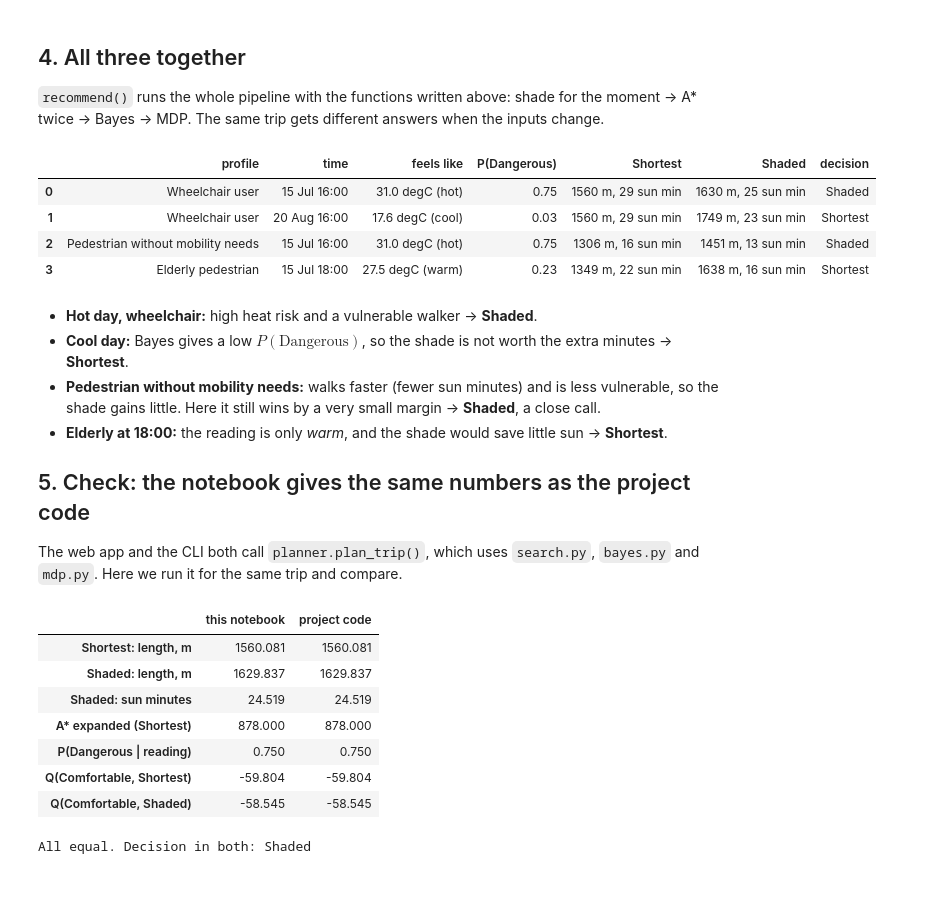
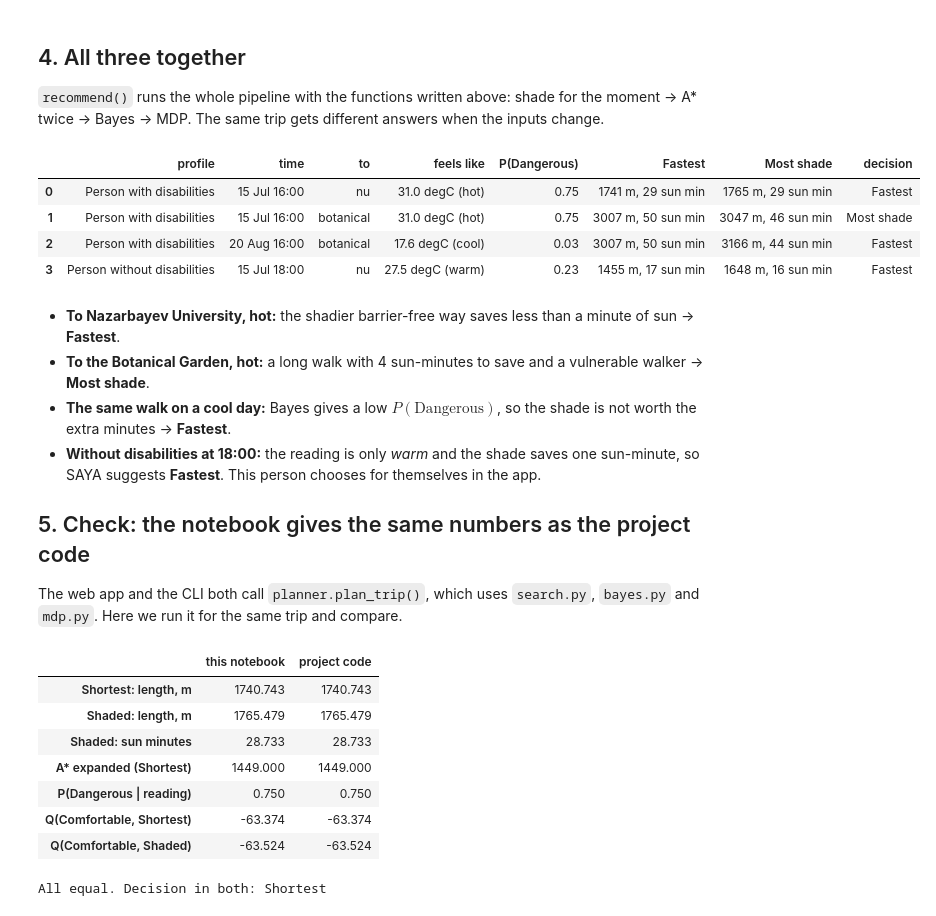
Before and after one commit to Akanov-Kanta/saya, a Jupyter notebook: SAYA_algorithms.ipynb, the cells around one changed output. Drawn from its saved outputs; the diff is of its cells as text; code cells hidden in the pictures; blank space fills up the shorter version.

```diff
--- a/SAYA_algorithms.ipynb
+++ b/SAYA_algorithms.ipynb
@@ -301,10 +307,10 @@ def street(u, v, sun_fraction):
 street("A", "B", 1.0); street("B", "D", 1.0)               # sunny street
 street("A", "C", 0.0); street("C", "D", 0.0)               # shaded street
 
-wheelchair = config.PROFILES["wheelchair"]
+disabled = config.PROFILES["disabled"]
 for w in (0, 3):
     trace = []
-    result = astar(toy, "A", "D", make_edge_cost(toy, wheelchair, w), trace=trace)
+    result = astar(toy, "A", "D", make_edge_cost(toy, disabled, w), trace=trace)
     print(f"w = {w}: path {' -> '.join(result['path'])}, cost {result['cost']:.1f}, expanded {result['expanded']} nodes")
     display(pd.DataFrame(trace))
 # %% [output]
@@ -326,7 +332,7 @@ With $w = 0$ the sunny street costs 200 and wins. With $w = 3$ each sunny metre
 for u, v in (("C", "D"), ("D", "C")):
     toy.edges[u, v, 0]["barrier_type"] = "broken_ramp"
 
-for key in ("wheelchair", "standard"):
+for key in ("disabled", "standard"):
     result = astar(toy, "A", "D", make_edge_cost(toy, config.PROFILES[key], 3))
     print(f"{config.PROFILES[key]['label']:<34} w = 3: {' -> '.join(result['path'])}")
 # %% [output]
@@ -391,15 +408,16 @@ def route_line(edges):
     return xs, ys
 
 fig, ax = plt.subplots(figsize=(8, 8), dpi=80)
-draw_base(ax, WHEN, title="A*: Shortest (red) and Shaded (blue), wheelchair user, 16:00")
+draw_base(ax, WHEN, title="A*: fastest (red) and most shade (blue) barrier-free routes, 16:00")
 area.edges.plot(ax=ax, color="#9aa0a6", linewidth=0.4)
+ax.plot(*route_line(direct["edges"]), color="#555", linestyle=":", linewidth=2.5, label="direct way, without disabilities")
 for action, colour, style in (("Shortest", "#d1495b", "-"), ("Shaded", "#1f6fb2", "--")):
     ax.plot(*route_line(results[action]["edges"]), color=colour, linestyle=style, linewidth=3.5,
-            label=f"{action}: {routes[action]['length_m']:.0f} m, {routes[action]['sun_share']:.0%} in sun")
+            label=f"{ {'Shortest': 'Fastest', 'Shaded': 'Most shade'}[action]}: {routes[action]['length_m']:.0f} m, {routes[action]['sun_share']:.0%} in sun")
 for b in area.barriers:
     p = planner.to_metres(b["lat"], b["lon"])
     ax.scatter(p.x, p.y, s=140, color="#f0932b", edgecolor="white", zorder=5)
-for (lat, lon), label in ((AITU, "AITU"), (MEGA, "Mega Silk Way")):
+for (lat, lon), label in ((start_point[:2], "QAIRU"), (end_point[:2], "NU main entrance")):
     p = planner.to_metres(lat, lon)
     ax.scatter(p.x, p.y, s=90, color="#264653", zorder=6)
     ax.annotate(label, (p.x, p.y), xytext=(8, 8), textcoords="offset points", fontsize=11, weight="bold")
@@ -449,7 +467,7 @@ def heat_posterior(prior, reading, likelihood=config.HEAT_LIKELIHOOD):
     return {"prior": prior, "reading": reading, "joint_dangerous": joint_dangerous,
             "joint_safe": joint_safe, "evidence": evidence, "posterior": joint_dangerous / evidence}
 # %%
-feels_like, source = weather.feels_like_at(WHEN, *AITU)   # saved in data/weather_cache.json
+feels_like, source = weather.feels_like_at(WHEN, *config.WEATHER_POINT)   # saved in data/weather_cache.json
 reading = reading_bucket(feels_like)
 belief = heat_posterior(prior_for_month(WHEN.month), reading)
 L = config.HEAT_LIKELIHOOD
@@ -587,49 +608,53 @@ plt.show()
 
 `recommend()` runs the whole pipeline with the functions written above: shade for the moment → A\* twice → Bayes → MDP. The same trip gets different answers when the inputs change.
 # %%
-def recommend(profile_key, when, feels_like=None, start_latlon=AITU, end_latlon=MEGA):
+def recommend(profile_key, when, end_latlon=END, start_latlon=START, feels_like=None):
     profile = config.PROFILES[profile_key]
     net = area.set_time(when)                                       # 0. shade at this moment
-    s, _ = area.nearest_node(*start_latlon)
-    t, _ = area.nearest_node(*end_latlon)
+    a = area.snap_to_entrance(*start_latlon, toward=end_latlon, profile_key=profile_key)
+    b = area.snap_to_entrance(*end_latlon, toward=start_latlon, profile_key=profile_key)
+    s, _ = area.nearest_node(*a[:2])
+    t, _ = area.nearest_node(*b[:2])
     found = {}
     for action, key in (("Shortest", "shortest"), ("Shaded", "shaded")):   # 1. A*
         result = astar(net.graph, s, t, make_edge_cost(net.graph, profile, config.SUN_WEIGHT[key]))
         found[action] = route_stats(net.graph, result, profile)
     if feels_like is None:                                          # 2. Bayes
-        feels_like, _ = weather.feels_like_at(when, *start_latlon)
+        feels_like, _ = weather.feels_like_at(when, *config.WEATHER_POINT)
     p_dangerous = heat_posterior(prior_for_month(when.month), reading_bucket(feels_like))["posterior"]
     q, _, pi = bellman_update(*build_mdp(found, p_dangerous, profile["heat_vulnerability"]), V0)   # 3. MDP
-    return {"profile": profile["label"], "time": f"{when:%d %b %H:%M}",
+    return {"profile": profile["label"], "time": f"{when:%d %b %H:%M}", "to": [k for k, v in config.PLACES.items() if v[1:] == end_latlon][0],
             "feels like": f"{feels_like} degC ({reading_bucket(feels_like)})", "P(Dangerous)": round(p_dangerous, 2),
-            "Shortest": f"{found['Shortest']['length_m']:.0f} m, {found['Shortest']['sun_min']:.0f} sun min",
-            "Shaded": f"{found['Shaded']['length_m']:.0f} m, {found['Shaded']['sun_min']:.0f} sun min",
-            "decision": pi["Comfortable"]}
+            "Fastest": f"{found['Shortest']['length_m']:.0f} m, {found['Shortest']['sun_min']:.0f} sun min",
+            "Most shade": f"{found['Shaded']['length_m']:.0f} m, {found['Shaded']['sun_min']:.0f} sun min",
+            "decision": {"Shortest": "Fastest", "Shaded": "Most shade"}[pi["Comfortable"]]}
 
+BOTANICAL = config.PLACES["botanical"][1:]
+cool_day = datetime(2026, 8, 20, 16, 0, tzinfo=config.ASTANA_TZ)
 scenarios = [
-    ("wheelchair", WHEN),                                   # hot July afternoon
-    ("wheelchair", datetime(2026, 8, 20, 16, 0, tzinfo=config.ASTANA_TZ)),   # cool August day
-    ("standard", WHEN),                                     # faster walker, less vulnerable
-    ("elderly", WHEN.replace(hour=18)),                     # evening, longer shadows
+    ("disabled", WHEN, END),                    # hot afternoon, to Nazarbayev University
+    ("disabled", WHEN, BOTANICAL),              # hot afternoon, a longer walk to the Botanical Garden
+    ("disabled", cool_day, BOTANICAL),          # the same walk on a cool August day
+    ("standard", WHEN.replace(hour=18), END),   # without disabilities, 18:00: SAYA only suggests
 ]
-pd.DataFrame([recommend(p, w) for p, w in scenarios])
+pd.DataFrame([recommend(p, w, e) for p, w, e in scenarios])
 # %% [output]
-|  | profile | time | feels like | P(Dangerous) | Shortest | Shaded | decision |
-| 0 | Wheelchair user | 15 Jul 16:00 | 31.0 degC (hot) | 0.75 | 1560 m, 29 sun min | 1630 m, 25 sun min | Shaded |
-| 1 | Wheelchair user | 20 Aug 16:00 | 17.6 degC (cool) | 0.03 | 1560 m, 29 sun min | 1749 m, 23 sun min | Shortest |
-| 2 | Pedestrian without mobility needs | 15 Jul 16:00 | 31.0 degC (hot) | 0.75 | 1306 m, 16 sun min | 1451 m, 13 sun min | Shaded |
-| 3 | Elderly pedestrian | 15 Jul 18:00 | 27.5 degC (warm) | 0.23 | 1349 m, 22 sun min | 1638 m, 16 sun min | Shortest |
+|  | profile | time | to | feels like | P(Dangerous) | Fastest | Most shade | decision |
+| 0 | Person with disabilities | 15 Jul 16:00 | nu | 31.0 degC (hot) | 0.75 | 1741 m, 29 sun min | 1765 m, 29 sun min | Fastest |
+| 1 | Person with disabilities | 15 Jul 16:00 | botanical | 31.0 degC (hot) | 0.75 | 3007 m, 50 sun min | 3047 m, 46 sun min | Most shade |
+| 2 | Person with disabilities | 20 Aug 16:00 | botanical | 17.6 degC (cool) | 0.03 | 3007 m, 50 sun min | 3166 m, 44 sun min | Fastest |
+| 3 | Person without disabilities | 15 Jul 18:00 | nu | 27.5 degC (warm) | 0.23 | 1455 m, 17 sun min | 1648 m, 16 sun min | Fastest |
 # %% [markdown]
-- **Hot day, wheelchair:** high heat risk and a vulnerable walker → **Shaded**.
-- **Cool day:** Bayes gives a low $P(\text{Dangerous})$, so the shade is not worth the extra minutes → **Shortest**.
-- **Pedestrian without mobility needs:** walks faster (fewer sun minutes) and is less vulnerable, so the shade gains little. Here it still wins by a very small margin → **Shaded**, a close call.
-- **Elderly at 18:00:** the reading is only *warm*, and the shade would save little sun → **Shortest**.
+- **To Nazarbayev University, hot:** the shadier barrier-free way saves less than a minute of sun → **Fastest**.
+- **To the Botanical Garden, hot:** a long walk with 4 sun-minutes to save and a vulnerable walker → **Most shade**.
+- **The same walk on a cool day:** Bayes gives a low $P(\text{Dangerous})$, so the shade is not worth the extra minutes → **Fastest**.
+- **Without disabilities at 18:00:** the reading is only *warm* and the shade saves one sun-minute, so SAYA suggests **Fastest**. This person chooses for themselves in the app.
 
 ## 5. Check: the notebook gives the same numbers as the project code
 
 The web app and the CLI both call `planner.plan_trip()`, which uses `search.py`, `bayes.py` and `mdp.py`. Here we run it for the same trip and compare.
 # %%
-trip = planner.plan_trip(area, AITU, MEGA, WHEN, "wheelchair")
+trip = planner.plan_trip(area, START, END, WHEN, "disabled")
 project = {a: trip["routes"][a]["stats"] for a in ACTIONS}
 checks = {
     "Shortest: length, m": (routes["Shortest"]["length_m"], project["Shortest"]["length_m"]),
@@ -647,14 +672,14 @@ display(pd.DataFrame(checks, index=["this notebook", "project code"]).T)
 print(f"All equal. Decision in both: {decision}")
 # %% [output]
 |  | this notebook | project code |
-| Shortest: length, m | 1560.081 | 1560.081 |
-| Shaded: length, m | 1629.837 | 1629.837 |
-| Shaded: sun minutes | 24.519 | 24.519 |
-| A* expanded (Shortest) | 878.000 | 878.000 |
+| Shortest: length, m | 1740.743 | 1740.743 |
+| Shaded: length, m | 1765.479 | 1765.479 |
+| Shaded: sun minutes | 28.733 | 28.733 |
+| A* expanded (Shortest) | 1449.000 | 1449.000 |
 | P(Dangerous | reading) | 0.750 | 0.750 |
-| Q(Comfortable, Shortest) | -59.804 | -59.804 |
-| Q(Comfortable, Shaded) | -58.545 | -58.545 |
+| Q(Comfortable, Shortest) | -63.374 | -63.374 |
+| Q(Comfortable, Shaded) | -63.524 | -63.524 |
-All equal. Decision in both: Shaded
+All equal. Decision in both: Shortest
 # %% [markdown]
 ## 6. Notes for the defense
 
```
Also changed, not shown: parts of 19 cells of this notebook, 18 other files.
